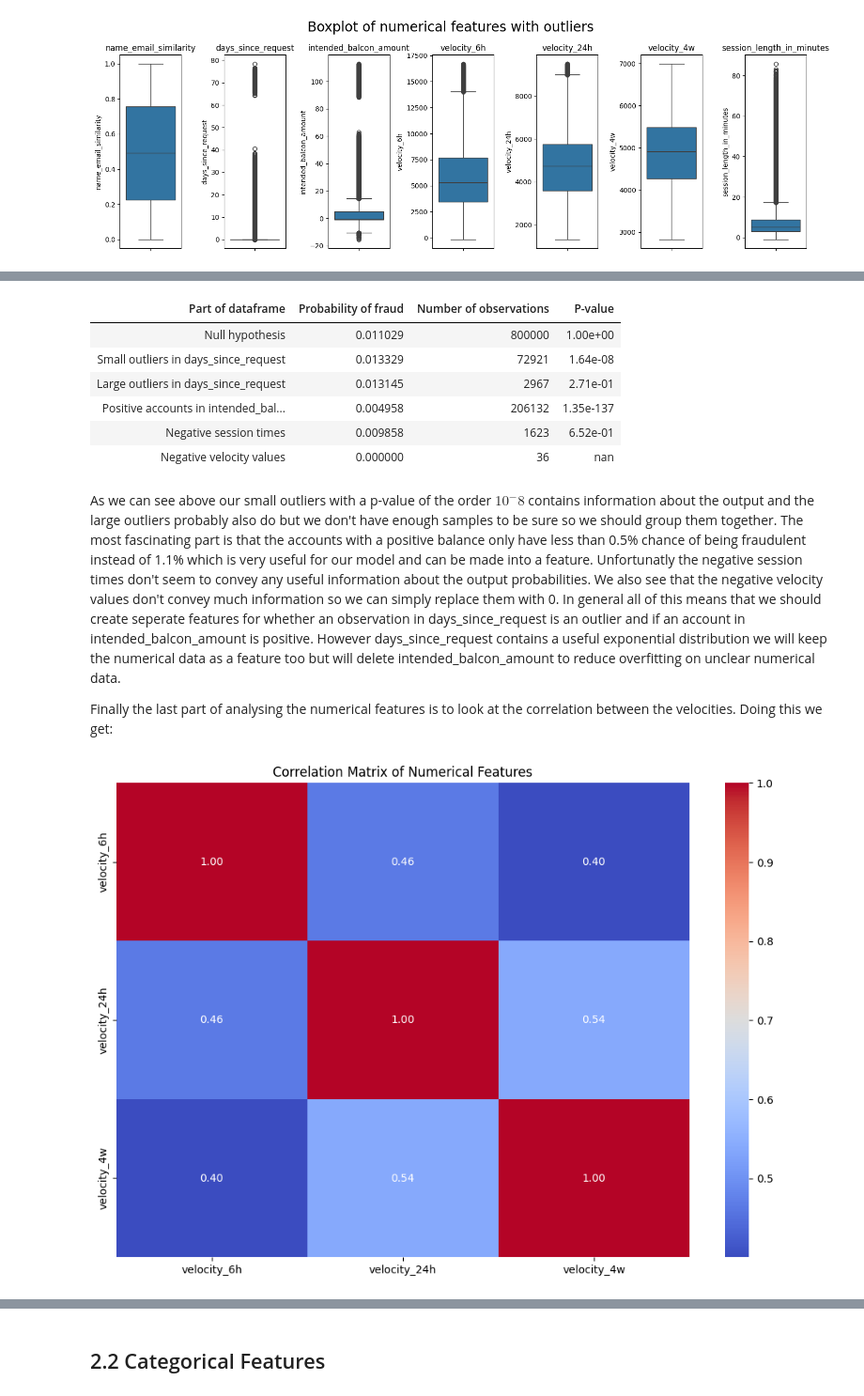
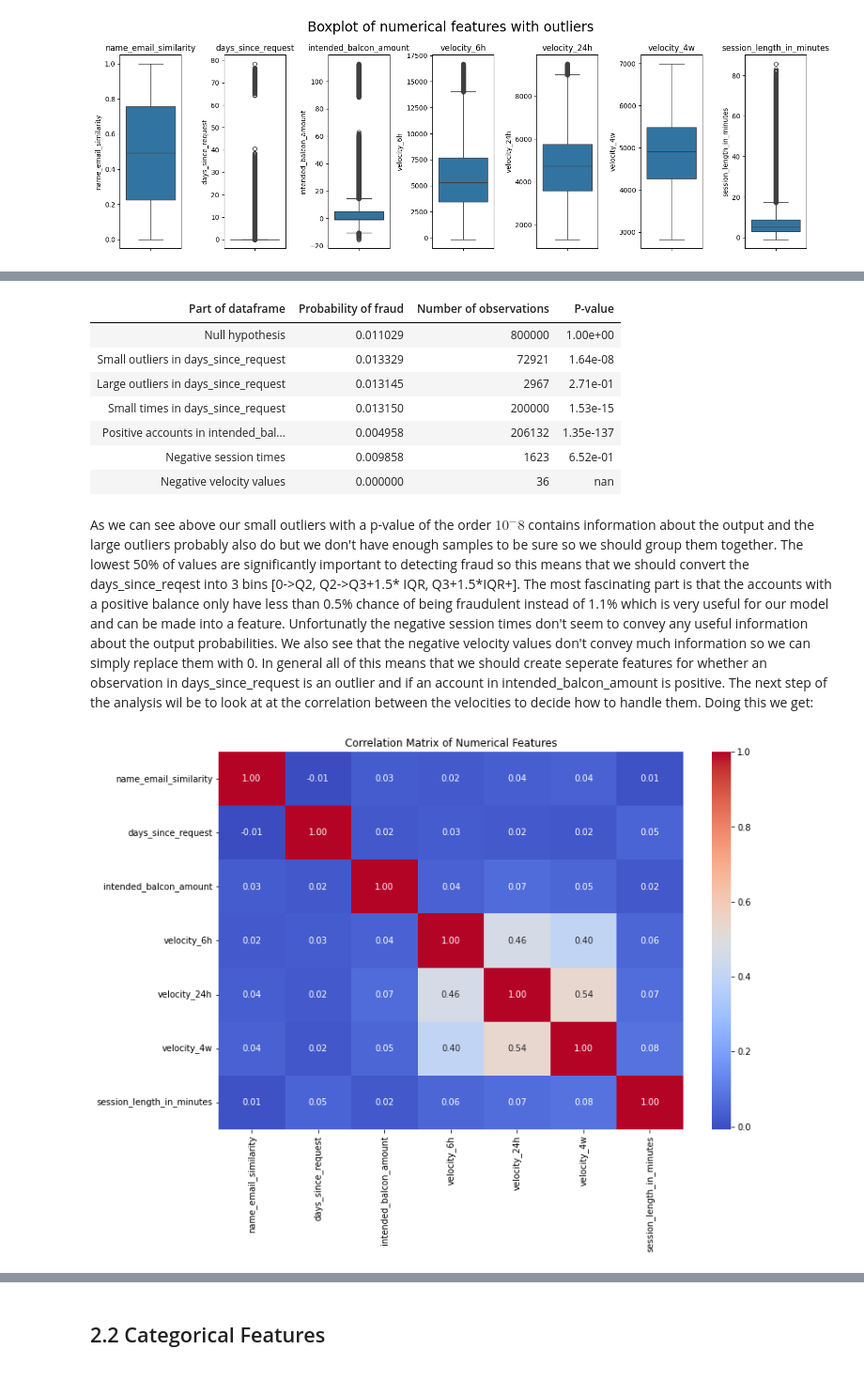
Before and after one commit to AlbinFranzen/Bank-Fraud-Detection, a Jupyter notebook: EDA.ipynb, the cells around one changed output, grey strips where cells are left out. Shown at 94% size. Drawn from its saved outputs; the diff is of its cells as text; code cells hidden in the pictures.

```diff
--- a/EDA.ipynb
+++ b/EDA.ipynb
@@ -178,6 +178,7 @@ upper_bound = train_df['days_since_request'].quantile(0.75) + 1.5 * (train_df['d
 conditions = [
     ('Small outliers in days_since_request', (train_df['days_since_request'] > upper_bound) & (train_df['days_since_request'] < 50)),
     ('Large outliers in days_since_request', train_df['days_since_request'] > 50),
+    ('Small times in days_since_request', train_df['days_since_request'] < train_df['days_since_request'].quantile(0.25)),
     ('Positive accounts in intended_balcon_amount', train_df['intended_balcon_amount'] > 0),
     ('Negative session times', train_df['session_length_in_minutes'] < 0),
     ('Negative velocity values', train_df['velocity_6h'] < 0)
@@ -220,20 +221,19 @@ hypothesis_df.style.format({'P-value': '{:.2e}'}).hide(axis='index')
 | Null hypothesis | 0.011029 | 800000 | 1.00e+00 |
 | Small outliers in days_since_request | 0.013329 | 72921 | 1.64e-08 |
 | Large outliers in days_since_request | 0.013145 | 2967 | 2.71e-01 |
+| Small times in days_since_request | 0.013150 | 200000 | 1.53e-15 |
 | Positive accounts in intended_bal... | 0.004958 | 206132 | 1.35e-137 |
 | Negative session times | 0.009858 | 1623 | 6.52e-01 |
 | Negative velocity values | 0.000000 | 36 | nan |
 # %% [markdown]
-As we can see above our small outliers with a p-value of the order $10^-8$ contains information about the output and the large outliers probably also do but we don't have enough samples to be sure so we should group them together. The most fascinating part is that the accounts with a positive balance only have less than 0.5% chance of being fraudulent instead of 1.1% which is very useful for our model and can be made into a feature. Unfortunatly the negative session times don't seem to convey any useful information about the output probabilities. We also see that the negative velocity values don't convey much information so we can simply replace them with 0. In general all of this means that we should create seperate features for whether an observation in days_since_request is an outlier and if an account in intended_balcon_amount is positive. However days_since_request contains a useful exponential distribution we will keep the numerical data as a feature too but will delete intended_balcon_amount to reduce overfitting on unclear numerical data.
-
-Finally the last part of analysing the numerical features is to look at the correlation between the velocities. Doing this we get:
+As we can see above our small outliers with a p-value of the order $10^-8$ contains information about the output and the large outliers probably also do but we don't have enough samples to be sure so we should group them together. The lowest 50% of values are significantly important to detecting fraud so this means that we should convert the days_since_reqest into 3 bins [0->Q2, Q2->Q3+1.5* IQR, Q3+1.5*IQR+]. The most fascinating part is that the accounts with a positive balance only have less than 0.5% chance of being fraudulent instead of 1.1% which is very useful for our model and can be made into a feature. Unfortunatly the negative session times don't seem to convey any useful information about the output probabilities. We also see that the negative velocity values don't convey much information so we can simply replace them with 0. In general all of this means that we should create seperate features for whether an observation in days_since_request is an outlier and if an account in intended_balcon_amount is positive. The next step of the analysis wil be to look at at the correlation between the velocities to decide how to handle them. Doing this we get:
 # %%
 # Correlation matrix for numerical features
 plt.figure(figsize=(12, 8))
-sns.heatmap(num_df[['velocity_6h', 'velocity_24h', 'velocity_4w']].corr(), annot=True, cmap="coolwarm", fmt=".2f")
+sns.heatmap(num_df.corr(), annot=True, cmap="coolwarm", fmt=".2f")
 plt.title("Correlation Matrix of Numerical Features")
 plt.show()
 # %% [output]
-[figure, old version]
+[figure, new version]
 # %% [markdown]
 
```
Also changed, not shown: parts of 5 cells of this notebook.
